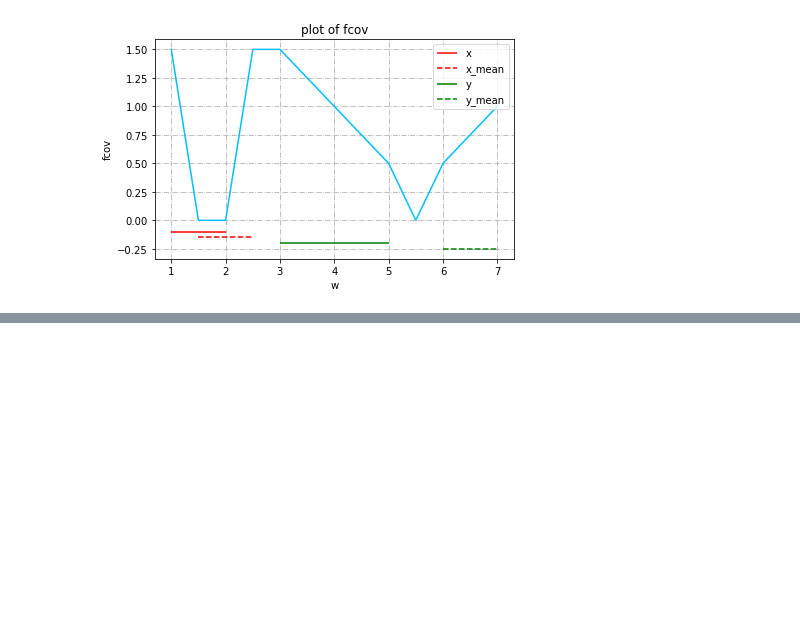
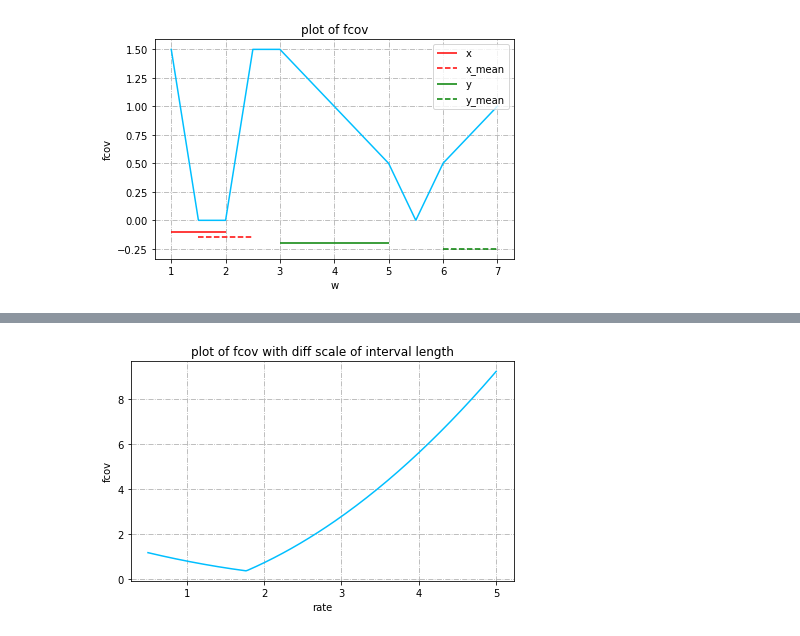
Before and after one commit to kxlkxl1999/ZKRP, a Jupyter notebook: main.ipynb, the cells around one changed output, grey strips where cells are left out. Cells and saved outputs as stored; diff of their text form; code cells hidden in the pictures; blank space fills up the shorter version.

```diff
--- a/main.ipynb
+++ b/main.ipynb
@@ -737,0 +736,36 @@ for i in range(4):
+# %%
+## 测试interval length 变化的时候最大值的变化
+x = np.array([1.2, 2])
+x_mean = np.array([1.5, 3.5])
+y = np.array([2, 4])
+y_mean = np.array([3.8,4.5])
+
+def test(rate):
+    m_out = []
+    for i in range(len(rate)):
+        r = rate[i]
+        xx = np.array([np.mean(x) - (x[1]-x[0])*r/2, np.mean(x) + (x[1]-x[0])*r/2])
+        xx_mean = np.array([np.mean(x_mean) - (x_mean[1]-x_mean[0])*r/2, np.mean(x_mean) + (x_mean[1]-x_mean[0])*r/2])
+        yy = np.array([np.mean(y) - (y[1]-y[0])*r/2, np.mean(y) + (y[1]-y[0])*r/2])
+        yy_mean = np.array([np.mean(y_mean) - (y_mean[1]-y_mean[0])*r/2, np.mean(y_mean) + (y_mean[1]-y_mean[0])*r/2])
+
+        output1 = optimize.brute(fcov, ranges = ((xx[0], xx[1]), ), args=(xx, yy, xx_mean, yy_mean), full_output=True, finish=optimize.fmin)
+        output2 = optimize.brute(fcov, ranges = ((xx_mean[0], xx_mean[1]), ), args=(xx, yy, xx_mean, yy_mean), full_output=True, finish=optimize.fmin)
+        output3 = optimize.brute(fcov, ranges = ((yy[0], yy[1]), ), args=(xx, yy, xx_mean, yy_mean), full_output=True, finish=optimize.fmin)
+        output4 = optimize.brute(fcov, ranges = ((yy_mean[0], yy_mean[1]), ), args=(xx, yy, xx_mean, yy_mean), full_output=True, finish=optimize.fmin)
+        output = [output1, output2, output3, output4]
+        m_out.append(max([-1*i[1] for i in output]))
+    return m_out
+
+rate = np.linspace(0.5, 5 , 200)
+m_out = test(rate)
+
+plt.plot(rate, m_out, alpha=1, color='deepskyblue')
+plt.title('plot of fcov with diff scale of interval length')  # 折线图标题
+plt.xlabel('rate')  # x轴标题
+plt.ylabel('fcov')  # y轴标题
+plt.grid(ls='-.')  # 绘制背景线
+plt.tight_layout()
+plt.show()
+# %% [output]
+[figure, added]
```
Also changed, not shown: parts of 2 cells of this notebook.
